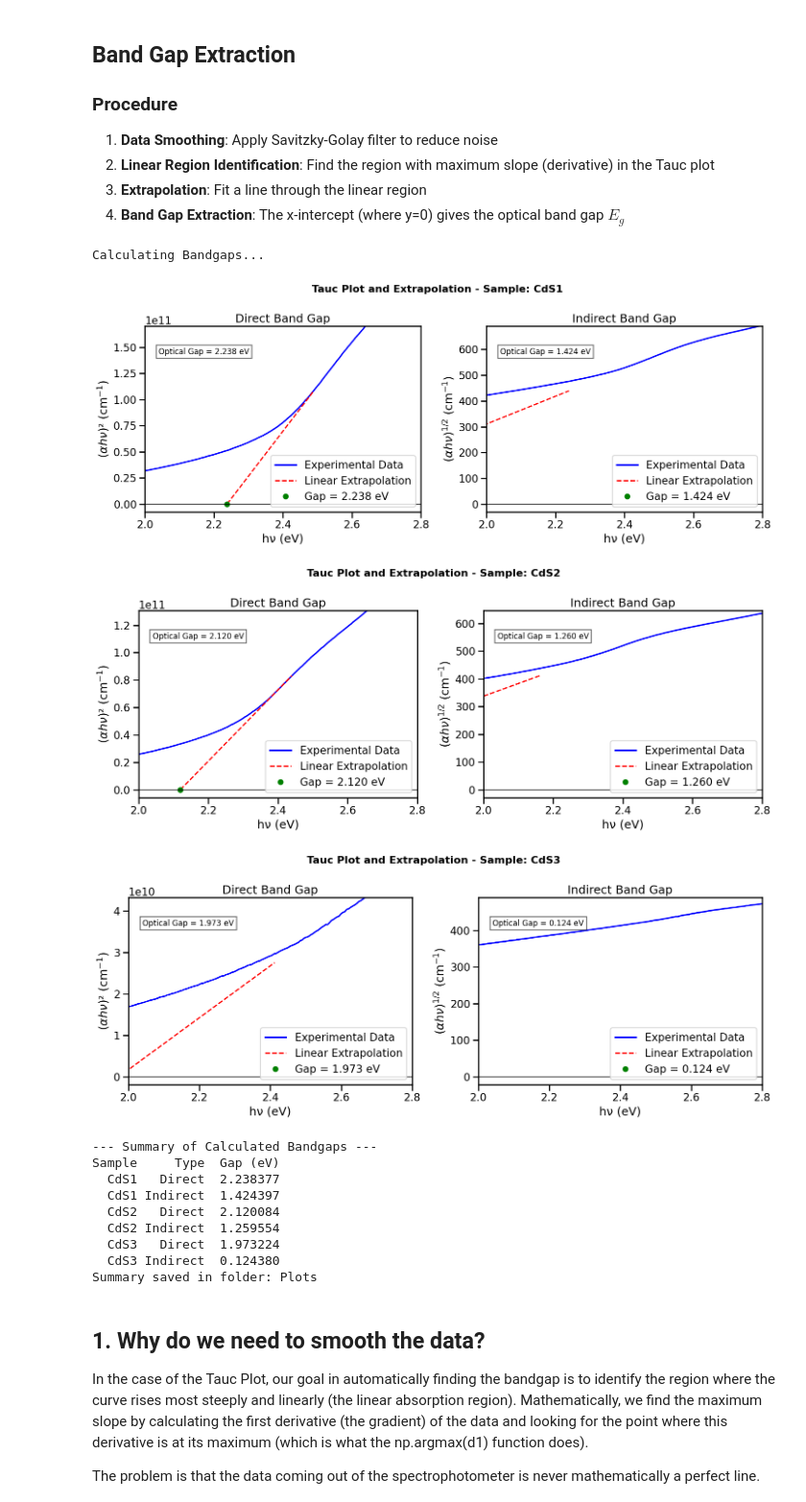
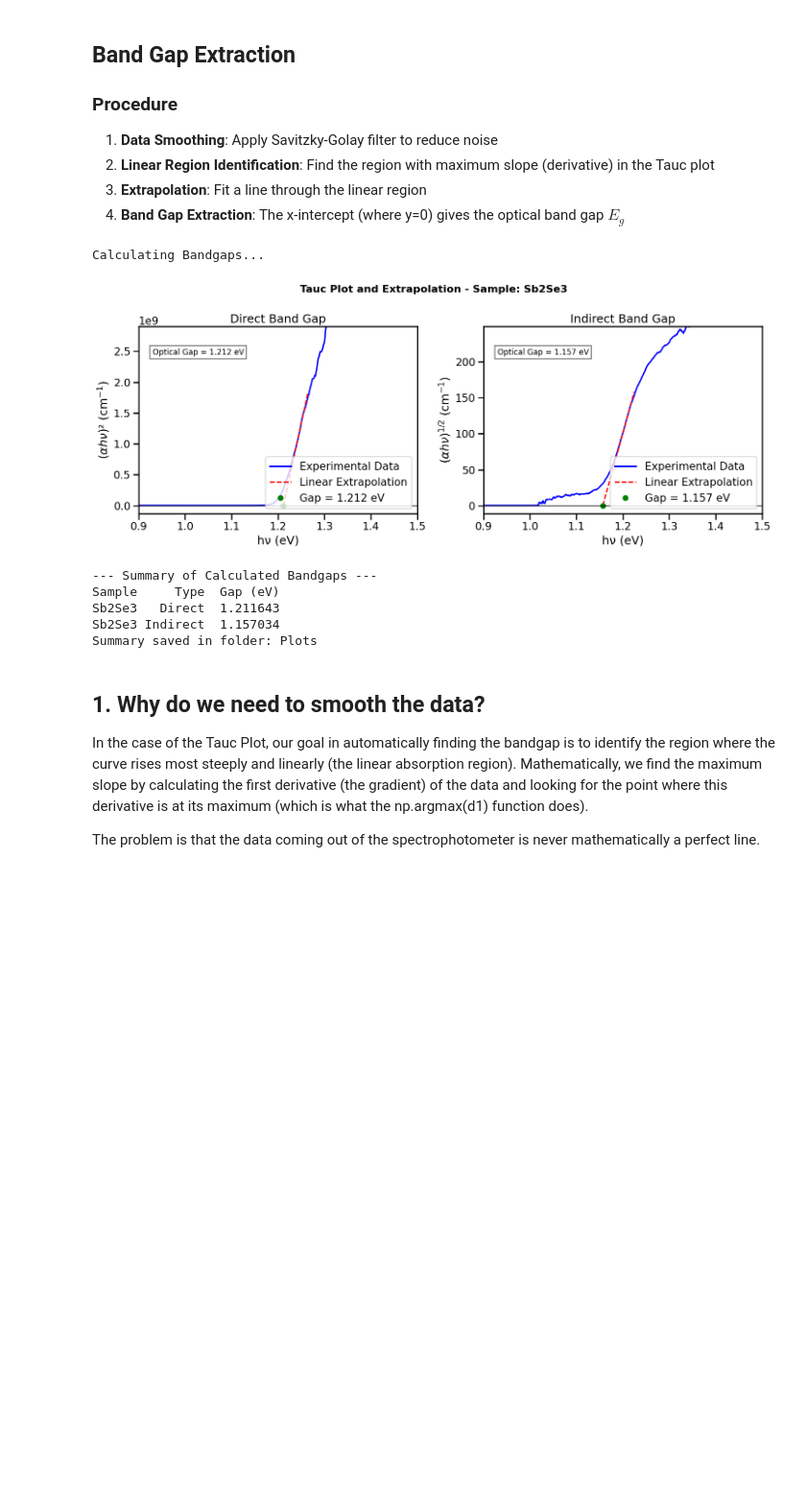
Before and after one commit to JotaP-183/Data_Analysis, a Jupyter notebook: UV-Vis/UV_Vis_analysis.ipynb, the cells around one changed output. Shown at 96% size. Drawn from its saved outputs; the diff is of its cells as text; code cells hidden in the pictures; blank space fills up the shorter version.

```diff
--- a/UV-Vis/UV_Vis_analysis.ipynb
+++ b/UV-Vis/UV_Vis_analysis.ipynb
@@ -56,7 +56,7 @@ import seaborn as sns
 import os
 
 # File path to the Excel file
-FILE_PATH = "C:/Users/jp_ol/OneDrive/Ambiente de Trabalho/TESE/Data_Analysis/data/UV-Vis/CdS_JOliveira_7abr26.xlsx"
+FILE_PATH = "C:/Users/jp_ol/OneDrive/Ambiente de Trabalho/TESE/Data_Analysis/data/UV-Vis/2_Sb2Se3_JOliveira_7abr26.xlsx"
 
 # Set output directory for plots
 PLOTS_DIR = "Plots"
@@ -105,8 +105,7 @@ for sheet_name in sheet_names:
         # Calculate absorption coefficient using the formula:
         # α = (1/t) * ln((1-R)²/T)
         #                |--rt--|
-        #R = R + (R(1-R)²*exp(-2*α*t))/(1-R²*exp(-2*α*t))
-        #T = (1-R)²*exp(-α*t)/(1-R²*exp(-2*α*t))
+
 
         rt = (1 - reflectance)**2/(transmittance) + np.sqrt( (1 - reflectance)**4/(4*transmittance**2) +  reflectance**2  )
 
@@ -188,8 +187,8 @@ gaps = []
 
 # You can adjust these limits (in eV) to focus the analysis on the rising edge of the material
 # and ignore noise at low energies or substrate (Glass) absorption at high energies.
-min_energy = 2.2
-max_energy = 2.6
+min_energy = 1.1
+max_energy = 1.3
 
 for k in res.keys():
     fig, (ax1, ax2) = plt.subplots(1, 2, figsize=(15,6))
@@ -257,44 +256,38 @@ for k in res.keys():
 
         # Mark the exact point of the Bandgap
         ax.plot(x_cross, 0, 'go', markersize=8, label=f'Gap = {x_cross:.3f} eV')
 
         # Axis formatting
         ax.axhline(0, color='black', linewidth=1)
         ax.set_xlabel(r'hν (eV)')
         ax.set_ylabel(info['ylabel'])
         ax.set_title(info['title'])
         ax.text(0.05, 0.85, f'Optical Gap = {x_cross:.3f} eV', transform=ax.transAxes, fontsize=12, bbox=dict(facecolor='white', alpha=0.6))
 
         # Adjust the visual "window" of the plot
         ax.set_xlim(min_energy - 0.2, max_energy + 0.2)
         ax.set_ylim(-0.05 * np.amax(y_fit), 1.1 * np.amax(y_fit))
         ax.legend(loc='lower right')
 
     plt.tight_layout()
     plt.savefig(os.path.join(PLOTS_DIR, f'Tauc_plot_extrapolation_{k}.png'), dpi=300)
     plt.show()
 
 # Export a summary with all calculated Bandgaps
 print("\n--- Summary of Calculated Bandgaps ---")
 df_gaps = pd.DataFrame(gaps)
 print(df_gaps.to_string(index=False))
 
 # Optional: Save to an Excel file
 df_gaps.to_excel(os.path.join(PLOTS_DIR, "Summary_Bandgaps.xlsx"), index=False)
 print(f"Summary saved in folder: {PLOTS_DIR}")
 # %% [output]
 Calculating Bandgaps...
-[figure, old version]
+[figure, new version]
-[figure, removed]
-[figure, removed]
 --- Summary of Calculated Bandgaps ---
 Sample     Type  Gap (eV)
-  CdS1   Direct  2.238377
-  CdS1 Indirect  1.424397
-  CdS2   Direct  2.120084
-  CdS2 Indirect  1.259554
-  CdS3   Direct  1.973224
-  CdS3 Indirect  0.124380
+Sb2Se3   Direct  1.211643
+Sb2Se3 Indirect  1.157034
 Summary saved in folder: Plots
 # %% [markdown]
 ## 1. Why do we need to smooth the data?
```
Also changed, not shown: parts of 3 cells of this notebook, 10 other files.
